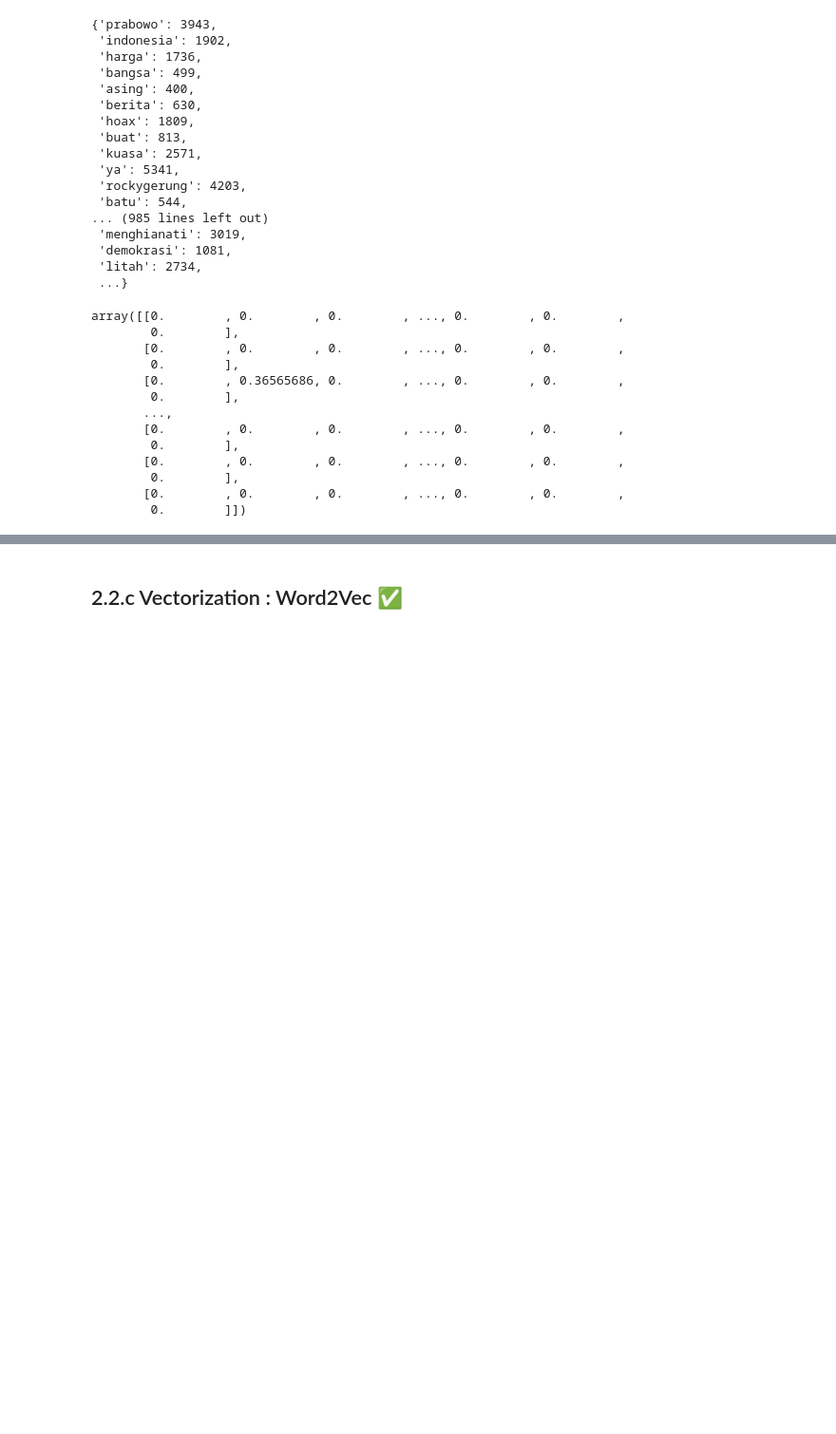
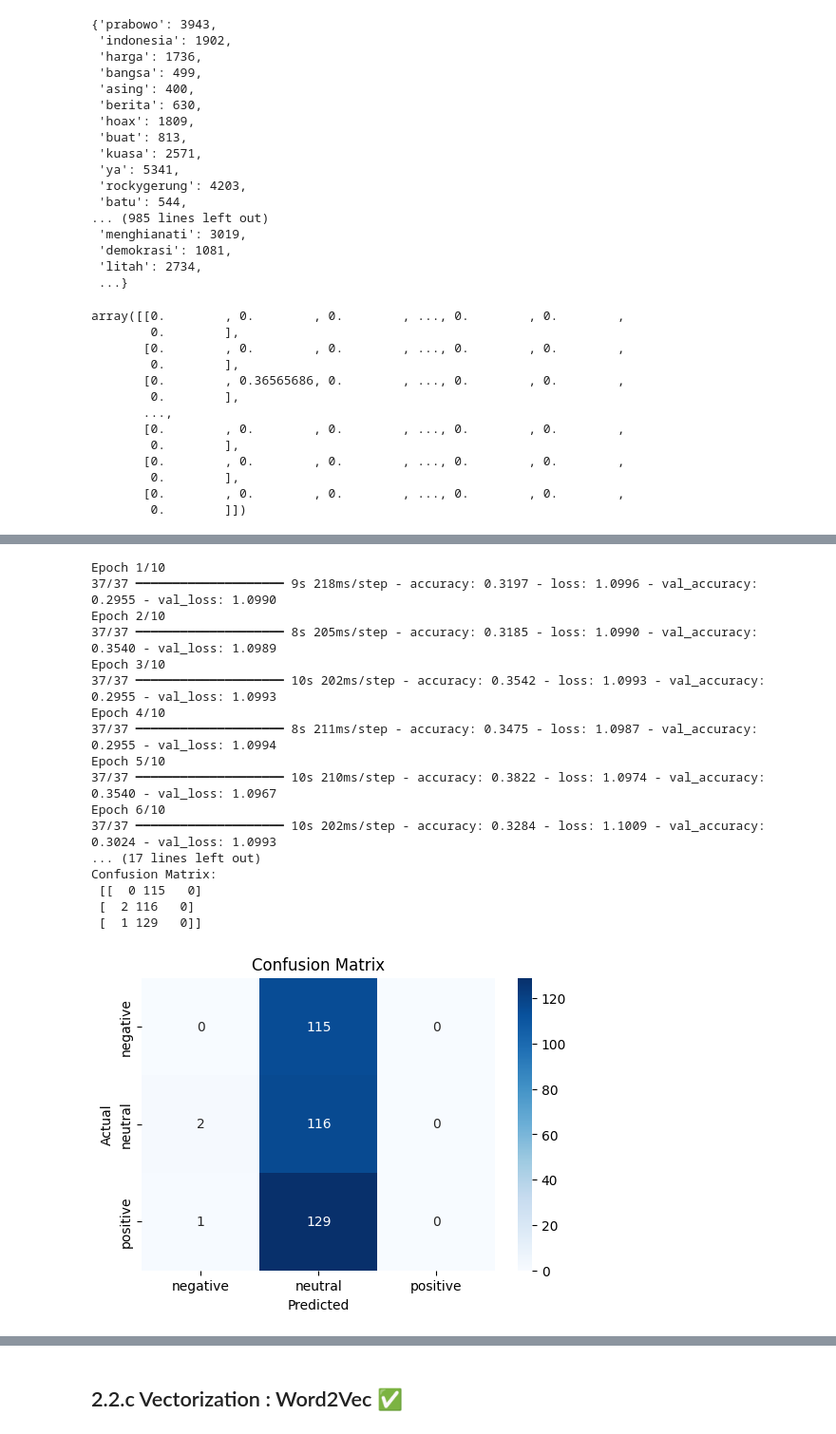
Before and after one commit to kairamilanifitria/Bootcamp-NLP, a Jupyter notebook: Project_1_Sentiment_Analysis.ipynb, the cells around one changed output, grey strips where cells are left out. Shown at 95% size. Drawn from its saved outputs; the diff is of its cells as text; code cells hidden in the pictures; blank space fills up the shorter version.

```diff
--- a/Project_1_Sentiment_Analysis.ipynb
+++ b/Project_1_Sentiment_Analysis.ipynb
@@ -788,0 +1091,46 @@ array([[0.        , 0.        , 0.        , ..., 0.        , 0.        ,
+# %%
+# Build the best model
+best_lstm_model = tuner.hypermodel.build(best_hps)
+
+# Train the best model
+best_lstm_model.fit(X_train, y_train, epochs=10, validation_split=0.2, callbacks=[early_stopping])
+
+# Evaluate the model on the test set
+y_pred_probs = best_lstm_model.predict(X_test)
+y_pred = np.argmax(y_pred_probs, axis=1)
+
+# Print classification report and accuracy
+accuracy = accuracy_score(y_test, y_pred)
+print(f"Accuracy: {accuracy}")
+print("Classification Report:\n", classification_report(y_test, y_pred, target_names=['negative', 'neutral', 'positive']))
+
+# Confusion matrix
+cm = confusion_matrix(y_test, y_pred)
+print("Confusion Matrix:\n", cm)
+
+# Visualize the confusion matrix using seaborn heatmap
+plt.figure(figsize=(6,4))
+sns.heatmap(cm, annot=True, fmt='d', cmap='Blues', xticklabels=['negative', 'neutral', 'positive'], yticklabels=['negative', 'neutral', 'positive'])
+plt.title('Confusion Matrix')
+plt.ylabel('Actual')
+plt.xlabel('Predicted')
+plt.show()
+# %% [output]
+Epoch 1/10
+37/37 ━━━━━━━━━━━━━━━━━━━━ 9s 218ms/step - accuracy: 0.3197 - loss: 1.0996 - val_accuracy: 0.2955 - val_loss: 1.0990
+Epoch 2/10
+37/37 ━━━━━━━━━━━━━━━━━━━━ 8s 205ms/step - accuracy: 0.3185 - loss: 1.0990 - val_accuracy: 0.3540 - val_loss: 1.0989
+Epoch 3/10
+37/37 ━━━━━━━━━━━━━━━━━━━━ 10s 202ms/step - accuracy: 0.3542 - loss: 1.0993 - val_accuracy: 0.2955 - val_loss: 1.0993
+Epoch 4/10
+37/37 ━━━━━━━━━━━━━━━━━━━━ 8s 211ms/step - accuracy: 0.3475 - loss: 1.0987 - val_accuracy: 0.2955 - val_loss: 1.0994
+Epoch 5/10
+37/37 ━━━━━━━━━━━━━━━━━━━━ 10s 210ms/step - accuracy: 0.3822 - loss: 1.0974 - val_accuracy: 0.3540 - val_loss: 1.0967
+Epoch 6/10
+37/37 ━━━━━━━━━━━━━━━━━━━━ 10s 202ms/step - accuracy: 0.3284 - loss: 1.1009 - val_accuracy: 0.3024 - val_loss: 1.0993
+... (17 lines left out)
+Confusion Matrix:
+ [[  0 115   0]
+ [  2 116   0]
+ [  1 129   0]]
+[figure, added]
```
Also changed, not shown: parts of 58 cells of this notebook.
